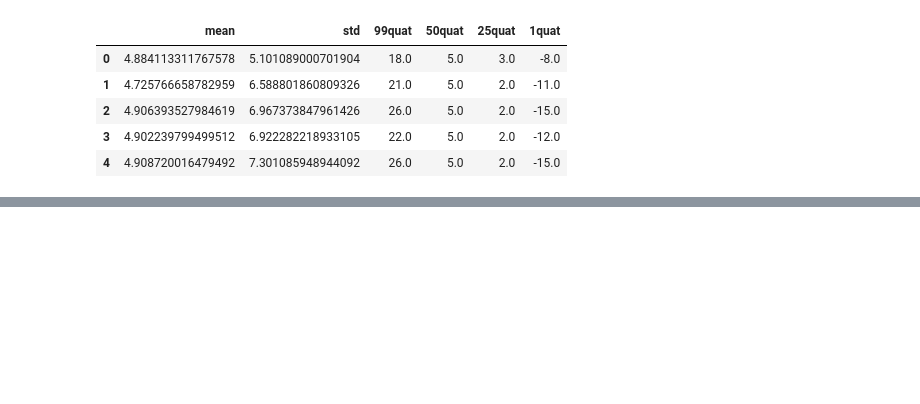
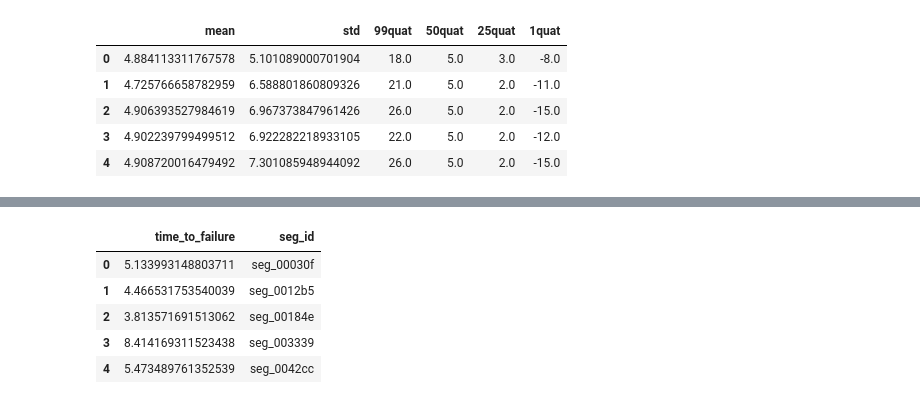
Before and after one commit to gamzef/INF003, a Jupyter notebook: Endabgabe.ipynb, the cells around one changed output, grey strips where cells are left out. Saved outputs shown, nothing was run; the diff lists cells and outputs as text; code cells hidden in the pictures; blank space fills up the shorter version.

```diff
--- a/Endabgabe.ipynb
+++ b/Endabgabe.ipynb
@@ -182,0 +264,11 @@ sub_data.to_csv('sub_earthquake.csv',index = False)
+# %%
+ss = pd.read_csv('sub_earthquake.csv', nrows=1000, dtype = {'acoustic_data': np.int16, 'time_to_failure': np.float32})
+# %%
+ss.head()
+# %% [output]
+|  | time_to_failure | seg_id |
+| 0 | 5.133993148803711 | seg_00030f |
+| 1 | 4.466531753540039 | seg_0012b5 |
+| 2 | 3.813571691513062 | seg_00184e |
+| 3 | 8.414169311523438 | seg_003339 |
+| 4 | 5.473489761352539 | seg_0042cc |
```
Also changed, not shown: parts of 21 cells of this notebook.
